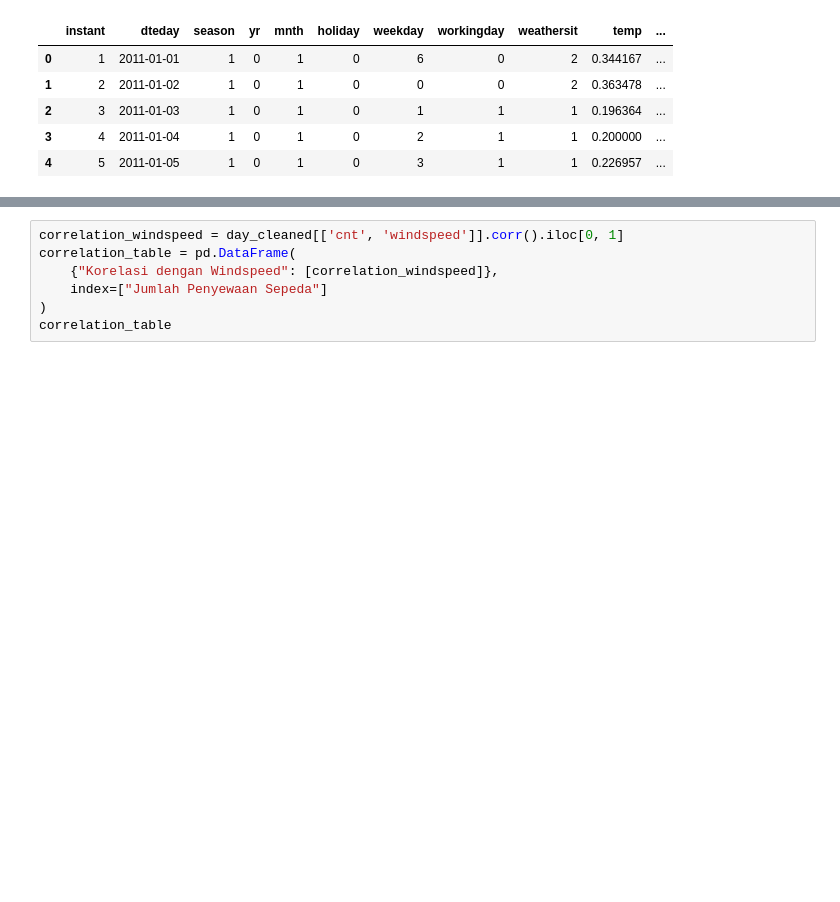
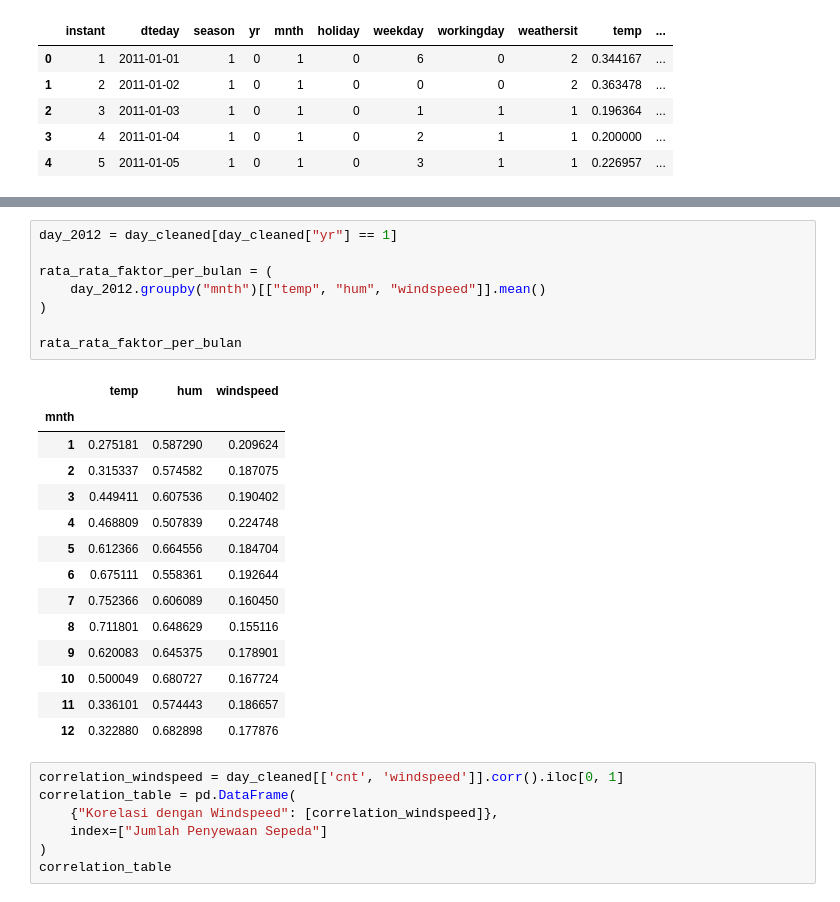
Before and after one commit to lisnarahma/Submission, a Jupyter notebook: notebook.ipynb, the cells around one changed output, grey strips where cells are left out. Cells and saved outputs as stored; diff of their text form; blank space fills up the shorter version.

```diff
--- a/notebook.ipynb
+++ b/notebook.ipynb
@@ -252,3 +237,26 @@ weekday_vs_weekend
+# %%
+day_2012 = day_cleaned[day_cleaned["yr"] == 1]
+
+rata_rata_faktor_per_bulan = (
+    day_2012.groupby("mnth")[["temp", "hum", "windspeed"]].mean()
+)
+
+rata_rata_faktor_per_bulan
+# %% [output]
+|  | temp | hum | windspeed |
+| mnth |  |  |  |
+| 1 | 0.275181 | 0.587290 | 0.209624 |
+| 2 | 0.315337 | 0.574582 | 0.187075 |
+| 3 | 0.449411 | 0.607536 | 0.190402 |
+| 4 | 0.468809 | 0.507839 | 0.224748 |
+| 5 | 0.612366 | 0.664556 | 0.184704 |
+| 6 | 0.675111 | 0.558361 | 0.192644 |
+| 7 | 0.752366 | 0.606089 | 0.160450 |
+| 8 | 0.711801 | 0.648629 | 0.155116 |
+| 9 | 0.620083 | 0.645375 | 0.178901 |
+| 10 | 0.500049 | 0.680727 | 0.167724 |
+| 11 | 0.336101 | 0.574443 | 0.186657 |
+| 12 | 0.322880 | 0.682898 | 0.177876 |
 # %%
 correlation_windspeed = day_cleaned[['cnt', 'windspeed']].corr().iloc[0, 1]
 correlation_table = pd.DataFrame(
```
Also changed, not shown: parts of 15 cells of this notebook.
